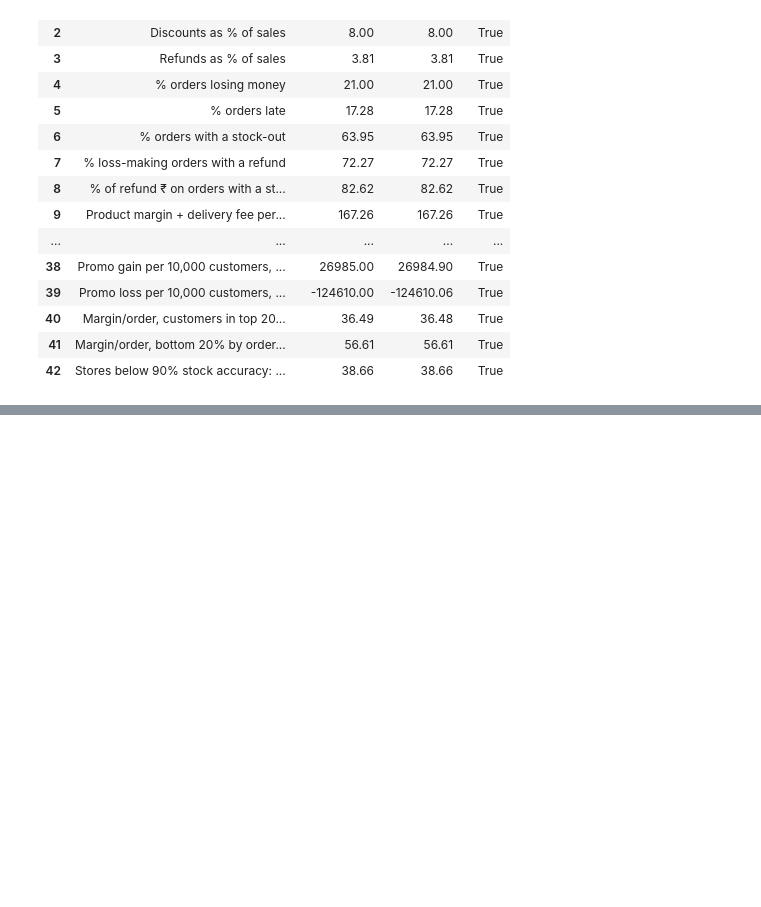
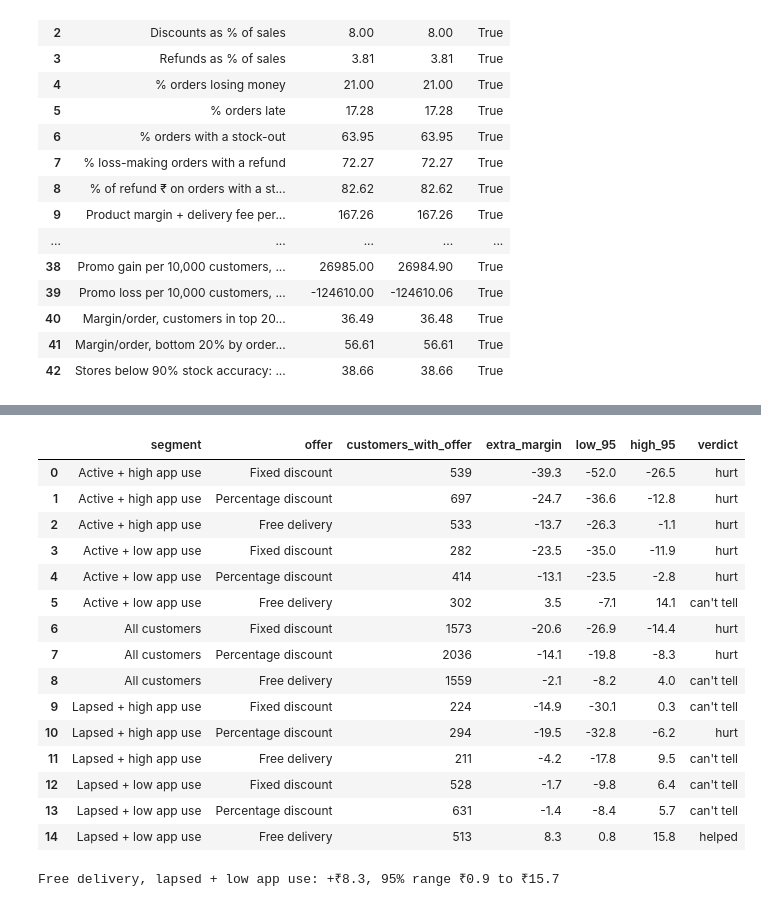
Before and after one commit to Aritra-20/swiftbasket-profitable-growth, a Jupyter notebook: notebooks/swiftbasket_analysis.ipynb, the cells around one changed output, grey strips where cells are left out. Saved outputs shown, nothing was run; the diff lists cells and outputs as text; code cells hidden in the pictures; blank space fills up the shorter version.

```diff
--- a/notebooks/swiftbasket_analysis.ipynb
+++ b/notebooks/swiftbasket_analysis.ipynb
@@ -1250,0 +1638,52 @@ Not re-done in simple SQL, on purpose:
+# %%
+promo_data = run("""
+SELECT a.offer_type, a.post_campaign_margin_inr AS margin,
+       CASE WHEN c.days_since_last_order > 90 THEN 'Lapsed' ELSE 'Active' END
+       || ' + ' ||
+       CASE WHEN c.app_sessions_30d <= 7 THEN 'low app use' ELSE 'high app use' END AS segment
+FROM campaign_assignments a JOIN customers c ON a.customer_id = c.customer_id
+""")
+promo_data_all = promo_data.assign(segment="All customers")
+
+rows = []
+for segment, group in pd.concat([promo_data_all, promo_data]).groupby("segment"):
+    no_offer = group[group.offer_type == "No offer"]["margin"]
+    for offer in ["Fixed discount", "Percentage discount", "Free delivery"]:
+        got_offer = group[group.offer_type == offer]["margin"]
+        difference = got_offer.mean() - no_offer.mean()
+        standard_error = (got_offer.var() / len(got_offer) + no_offer.var() / len(no_offer)) ** 0.5
+        low, high = difference - 1.96 * standard_error, difference + 1.96 * standard_error
+        verdict = "helped" if low > 0 else ("hurt" if high < 0 else "can't tell")
+        rows.append((segment, offer, len(got_offer), round(difference, 1), round(low, 1), round(high, 1), verdict))
+
+ranges = pd.DataFrame(rows, columns=["segment", "offer", "customers_with_offer", "extra_margin", "low_95", "high_95", "verdict"])
+ranges
+# %% [output]
+|  | segment | offer | customers_with_offer | extra_margin | low_95 | high_95 | verdict |
+| 0 | Active + high app use | Fixed discount | 539 | -39.3 | -52.0 | -26.5 | hurt |
+| 1 | Active + high app use | Percentage discount | 697 | -24.7 | -36.6 | -12.8 | hurt |
+| 2 | Active + high app use | Free delivery | 533 | -13.7 | -26.3 | -1.1 | hurt |
+| 3 | Active + low app use | Fixed discount | 282 | -23.5 | -35.0 | -11.9 | hurt |
+| 4 | Active + low app use | Percentage discount | 414 | -13.1 | -23.5 | -2.8 | hurt |
+| 5 | Active + low app use | Free delivery | 302 | 3.5 | -7.1 | 14.1 | can't tell |
+| 6 | All customers | Fixed discount | 1573 | -20.6 | -26.9 | -14.4 | hurt |
+| 7 | All customers | Percentage discount | 2036 | -14.1 | -19.8 | -8.3 | hurt |
+| 8 | All customers | Free delivery | 1559 | -2.1 | -8.2 | 4.0 | can't tell |
+| 9 | Lapsed + high app use | Fixed discount | 224 | -14.9 | -30.1 | 0.3 | can't tell |
+| 10 | Lapsed + high app use | Percentage discount | 294 | -19.5 | -32.8 | -6.2 | hurt |
+| 11 | Lapsed + high app use | Free delivery | 211 | -4.2 | -17.8 | 9.5 | can't tell |
+| 12 | Lapsed + low app use | Fixed discount | 528 | -1.7 | -9.8 | 6.4 | can't tell |
+| 13 | Lapsed + low app use | Percentage discount | 631 | -1.4 | -8.4 | 5.7 | can't tell |
+| 14 | Lapsed + low app use | Free delivery | 513 | 8.3 | 0.8 | 15.8 | helped |
+# %%
+# The same range a second way: re-shuffle the customers 2,000 times (a "bootstrap") and see where the answer lands
+rng = np.random.default_rng(7)
+target = promo_data[promo_data.segment == "Lapsed + low app use"]
+free = target[target.offer_type == "Free delivery"]["margin"].to_numpy()
+none = target[target.offer_type == "No offer"]["margin"].to_numpy()
+results = []
+for i in range(2000):
+    results.append(rng.choice(free, len(free)).mean() - rng.choice(none, len(none)).mean())
+print(f"Free delivery, lapsed + low app use: +₹{free.mean() - none.mean():.1f}, 95% range ₹{np.percentile(results, 2.5):.1f} to ₹{np.percentile(results, 97.5):.1f}")
+# %% [output]
+Free delivery, lapsed + low app use: +₹8.3, 95% range ₹0.9 to ₹15.7
```
Also changed, not shown: parts of 56 cells of this notebook, 2 other files.
